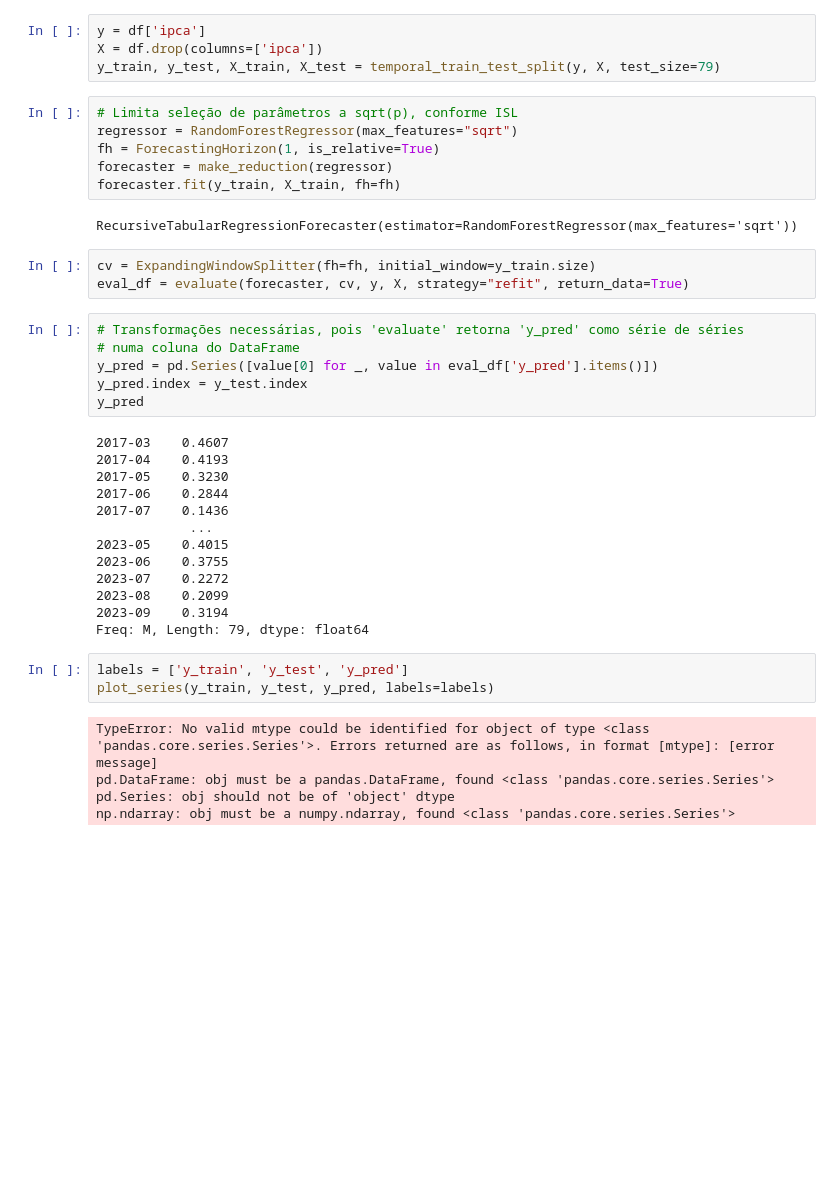
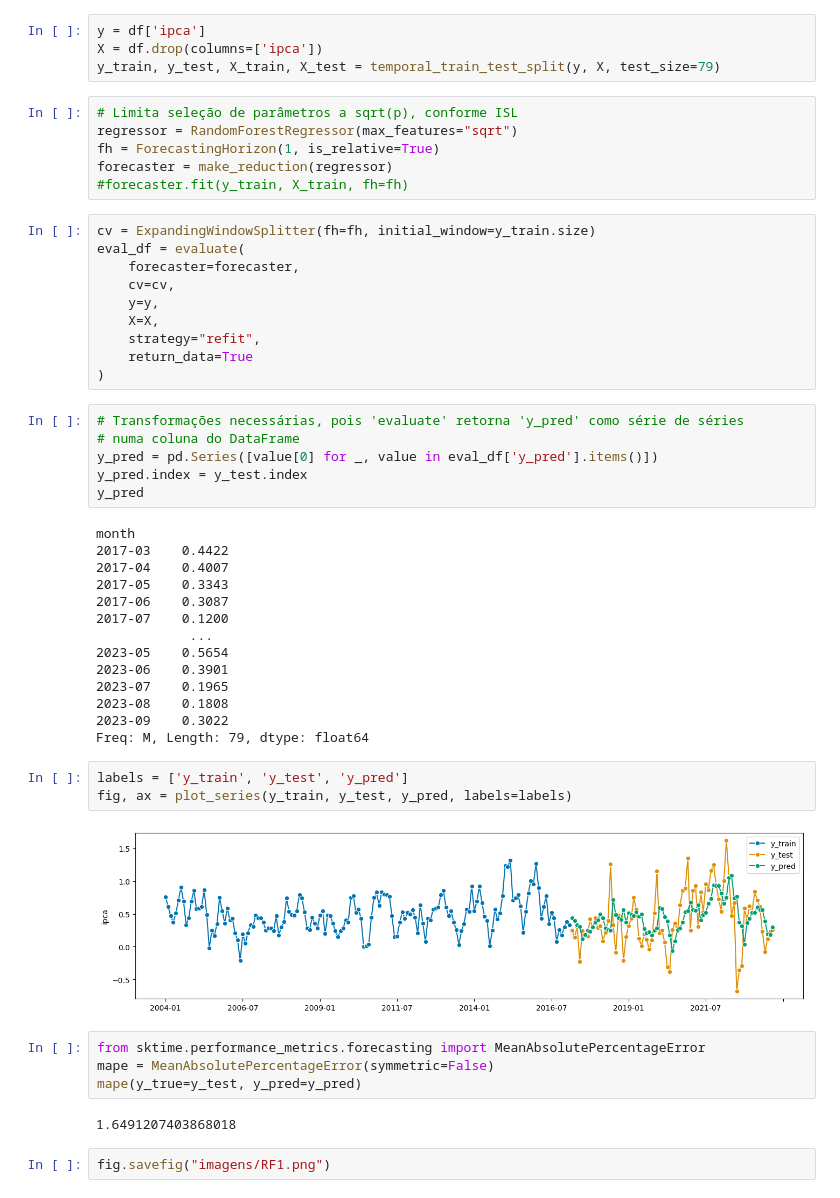
Before and after one commit to GuilhermeFrainer/tcc, a Jupyter notebook: tree_info.ipynb, the cells around one changed output. Cells and saved outputs as stored; diff of their text form; blank space fills up the shorter version.

```diff
--- a/tree_info.ipynb
+++ b/tree_info.ipynb
@@ -44,12 +44,17 @@ y_train, y_test, X_train, X_test = temporal_train_test_split(y, X, test_size=79)
 regressor = RandomForestRegressor(max_features="sqrt")
 fh = ForecastingHorizon(1, is_relative=True)
 forecaster = make_reduction(regressor)
-forecaster.fit(y_train, X_train, fh=fh)
+#forecaster.fit(y_train, X_train, fh=fh)
-# %% [output]
-RecursiveTabularRegressionForecaster(estimator=RandomForestRegressor(max_features='sqrt'))
 # %%
 cv = ExpandingWindowSplitter(fh=fh, initial_window=y_train.size)
-eval_df = evaluate(forecaster, cv, y, X, strategy="refit", return_data=True)
+eval_df = evaluate(
+    forecaster=forecaster,
+    cv=cv,
+    y=y,
+    X=X,
+    strategy="refit",
+    return_data=True
+)
 # %%
 # Transformações necessárias, pois 'evaluate' retorna 'y_pred' como série de séries
 # numa coluna do DataFrame
@@ -57,23 +62,29 @@ y_pred = pd.Series([value[0] for _, value in eval_df['y_pred'].items()])
 y_pred.index = y_test.index
 y_pred
 # %% [output]
-2017-03    0.4607
-2017-04    0.4193
-2017-05    0.3230
-2017-06    0.2844
-2017-07    0.1436
+month
+2017-03    0.4422
+2017-04    0.4007
+2017-05    0.3343
+2017-06    0.3087
+2017-07    0.1200
             ...
-2023-05    0.4015
-2023-06    0.3755
-2023-07    0.2272
-2023-08    0.2099
-2023-09    0.3194
+2023-05    0.5654
+2023-06    0.3901
+2023-07    0.1965
+2023-08    0.1808
+2023-09    0.3022
 Freq: M, Length: 79, dtype: float64
 # %%
 labels = ['y_train', 'y_test', 'y_pred']
-plot_series(y_train, y_test, y_pred, labels=labels)
+fig, ax = plot_series(y_train, y_test, y_pred, labels=labels)
 # %% [output]
-TypeError: No valid mtype could be identified for object of type <class 'pandas.core.series.Series'>. Errors returned are as follows, in format [mtype]: [error message]
-pd.DataFrame: obj must be a pandas.DataFrame, found <class 'pandas.core.series.Series'>
-pd.Series: obj should not be of 'object' dtype
-np.ndarray: obj must be a numpy.ndarray, found <class 'pandas.core.series.Series'>
+[figure, added]
+# %%
+from sktime.performance_metrics.forecasting import MeanAbsolutePercentageError
+mape = MeanAbsolutePercentageError(symmetric=False)
+mape(y_true=y_test, y_pred=y_pred)
+# %% [output]
+1.6491207403868018
+# %%
+fig.savefig("imagens/RF1.png")
```
Also changed, not shown: parts of 11 cells of this notebook.
